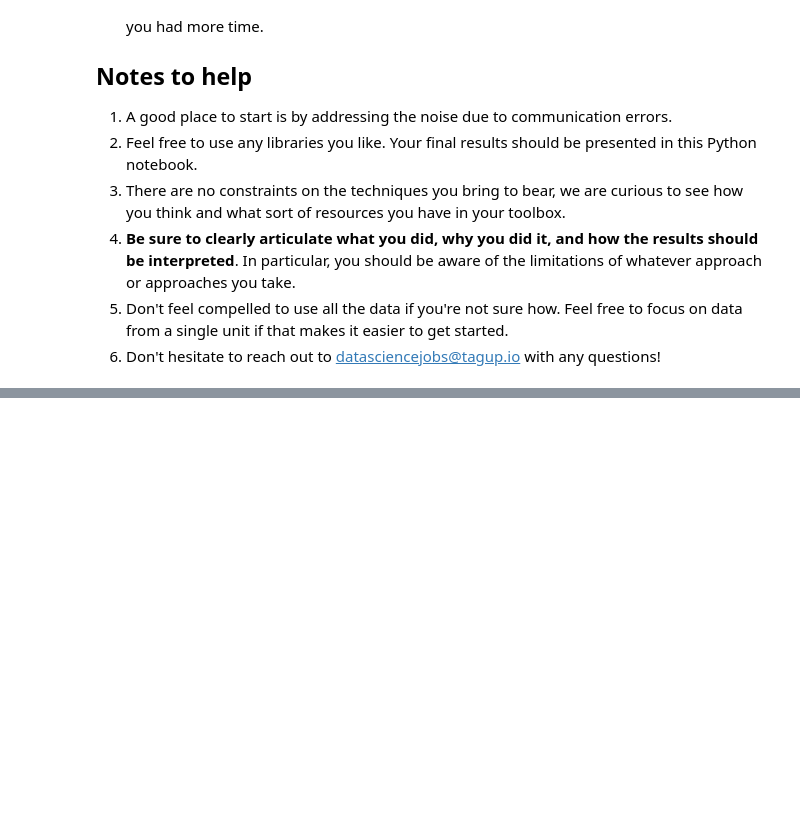
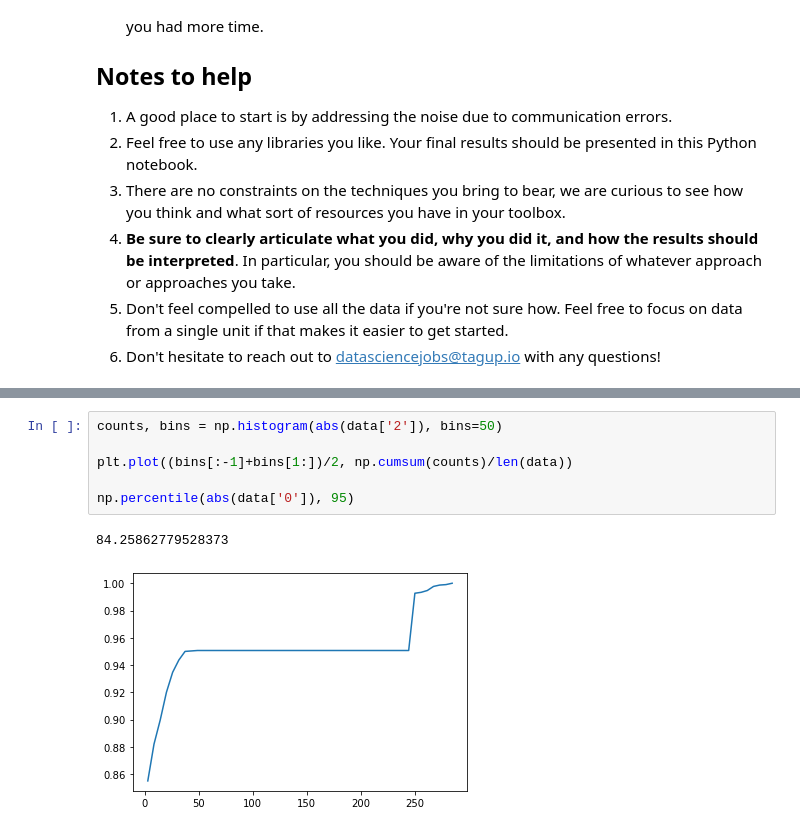
Before and after one commit to tagup/ops-challenges, a Jupyter notebook: data-science/Data_science_exercise.ipynb, the cells around one changed output, grey strips where cells are left out. Saved outputs shown, nothing was run; the diff lists cells and outputs as text; blank space fills up the shorter version.

```diff
--- a/data-science/Data_science_exercise.ipynb
+++ b/data-science/Data_science_exercise.ipynb
@@ -42,0 +76,9 @@ plt.show()
+# %%
+counts, bins = np.histogram(abs(data['2']), bins=50)
+
+plt.plot((bins[:-1]+bins[1:])/2, np.cumsum(counts)/len(data))
+
+np.percentile(abs(data['0']), 95)
+# %% [output]
+84.25862779528373
+[figure, added]
```
Also changed, not shown: parts of 15 cells of this notebook.
